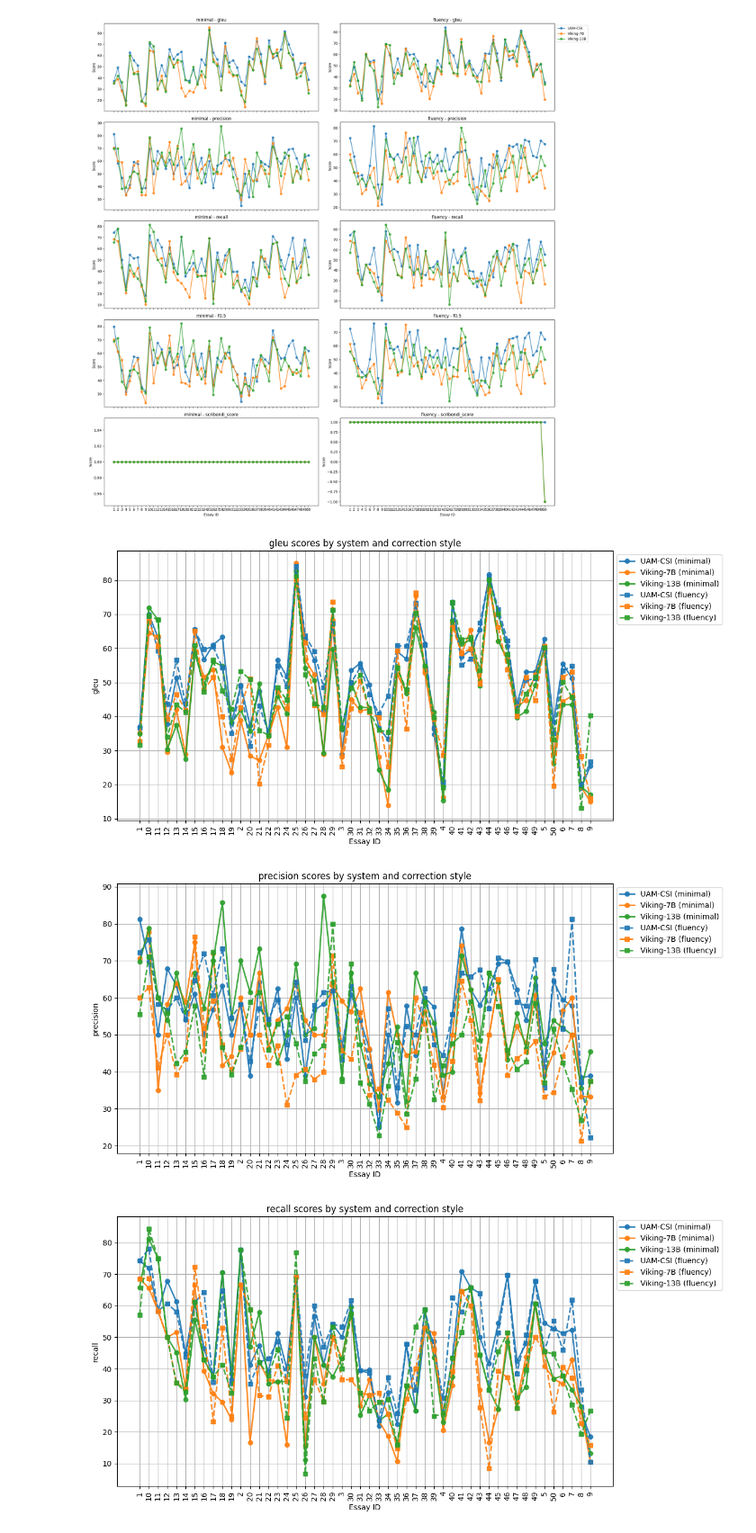
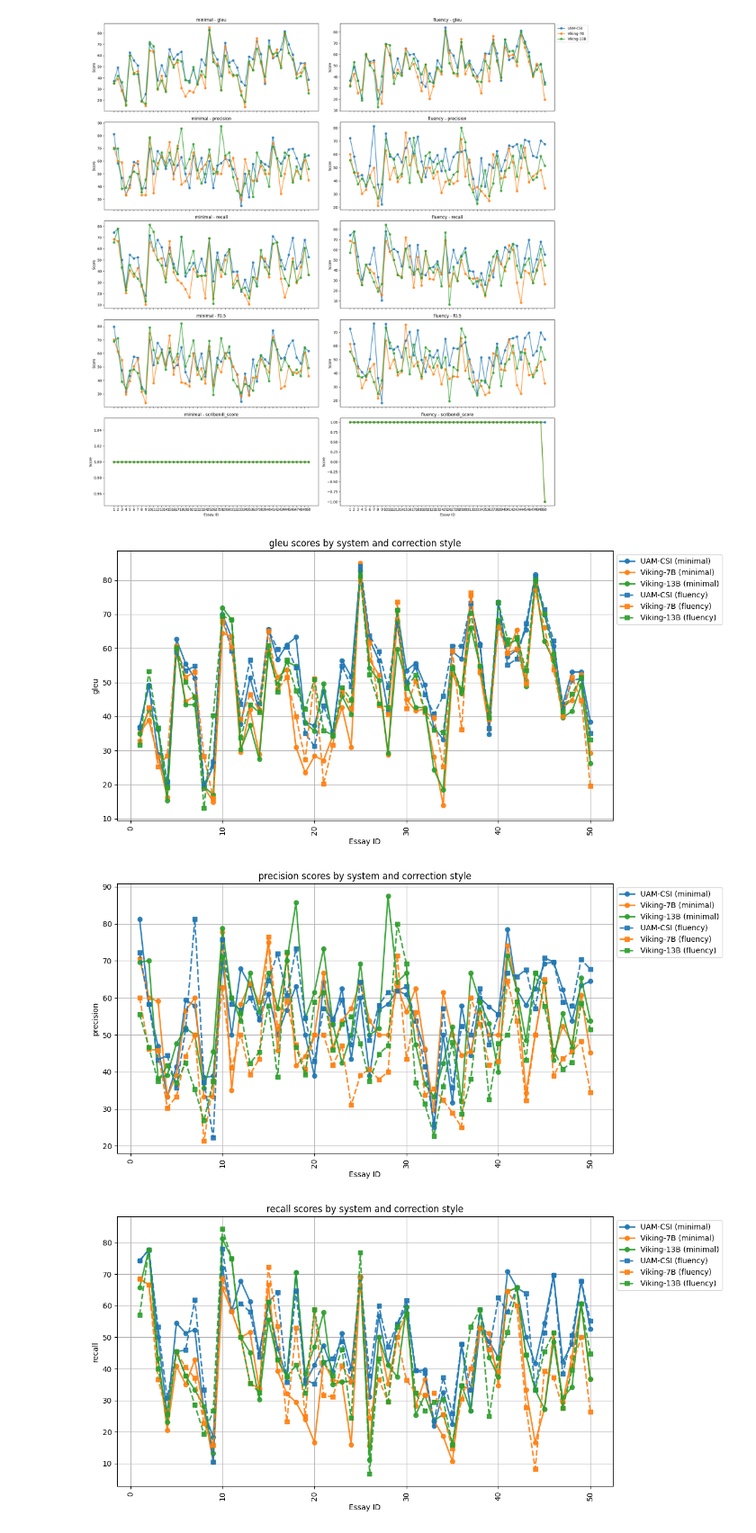
Before and after one commit to kraft242/da231x, a Jupyter notebook: evaluate/plot.ipynb, the cells around one changed output. Shown at 90% size. Drawn from its saved outputs; the diff is of its cells as text; code cells hidden in the pictures.

Commit message:
Experiment more with plotting and add plots

```diff
--- a/evaluate/plot.ipynb
+++ b/evaluate/plot.ipynb
@@ -155,7 +155,8 @@ pairwise_df = pd.read_csv(pairwise_csv)
 essay_ids = pairwise_df["essay_id"].unique().tolist()
 essay_id_subs = {essay_id: i for i, essay_id in enumerate(essay_ids, 1)}
 pairwise_df = pairwise_df.replace(essay_id_subs)
-pairwise_df['essay_id'] = pairwise_df['essay_id'].astype(str)
+# pairwise_df['essay_id'] = pairwise_df['essay_id'].astype(str)
+pairwise_df['essay_id'] = pairwise_df['essay_id']
 
 # Define score columns
 score_cols = ['gleu', 'precision', 'recall', 'f0.5', 'scribendi_score']
@@ -181,35 +182,39 @@ markers = {
 # Create one plot per score type
 for score in score_cols:
     fig, ax = plt.subplots(figsize=(12, 6))
 
     for style in styles:
         style_subset = pairwise_df[pairwise_df['correction_style'] == style]
 
         for system in systems:
-            sys_data = style_subset[style_subset['system']
-                                    == system].sort_values(by='essay_id')
+            sys_data = style_subset[
+                style_subset['system'] == system
+            ].sort_values(by='essay_id')
             if sys_data.empty:
                 continue  # Skip if this combination doesn't exist
             label = f"{system} ({style})"
             ax.plot(
                 sys_data['essay_id'], sys_data[score],
                 label=label,
                 color=system_color_map[system],
                 linestyle=linestyles[style],
                 marker=markers[style],
                 linewidth=2,
                 alpha=0.9
             )
 
     ax.set_title(f"{score} scores by system and correction style")
     ax.set_xlabel("Essay ID")
     ax.set_ylabel(score)
     ax.grid(True)
     ax.legend(loc='upper left', bbox_to_anchor=(1, 1))
     plt.xticks(rotation=90)
     plt.tight_layout()
+    file_name = f"all-{score}.png"
+    file_path = path.join(plots_dir, file_name)
+    plt.savefig(file_path)
     plt.show()
 # %% [output]
-[figure, old version]
+[figure, new version]
-[figure, old version]
+[figure, new version]
-[figure, old version]
+[figure, new version]
```
Also changed, not shown: parts of 1 cell of this notebook, 10 other files.
